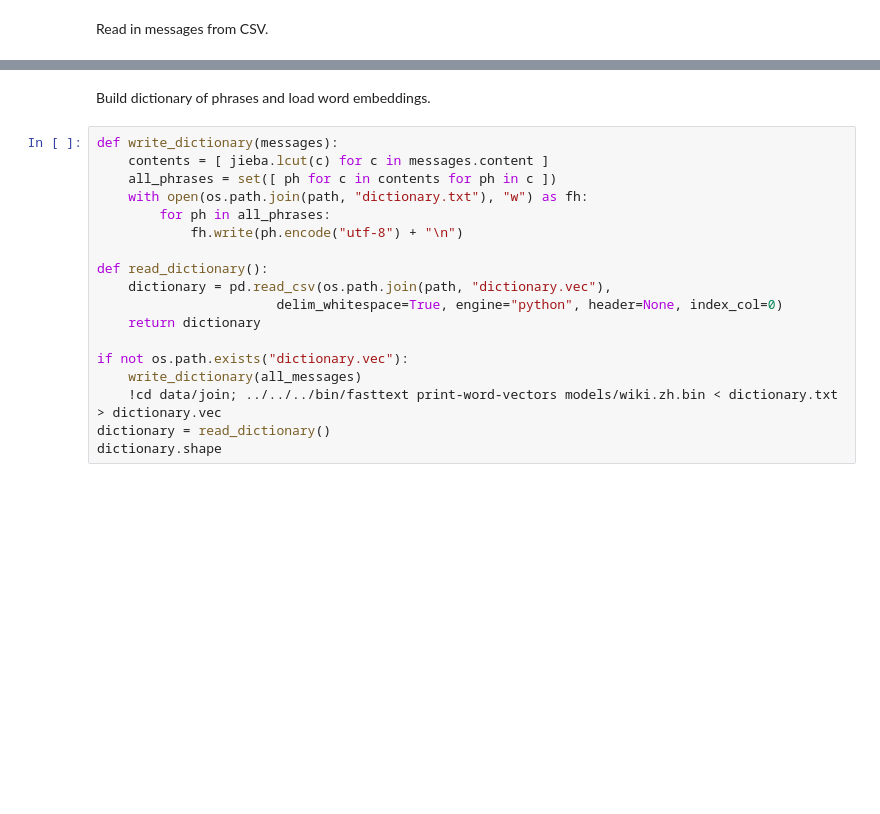
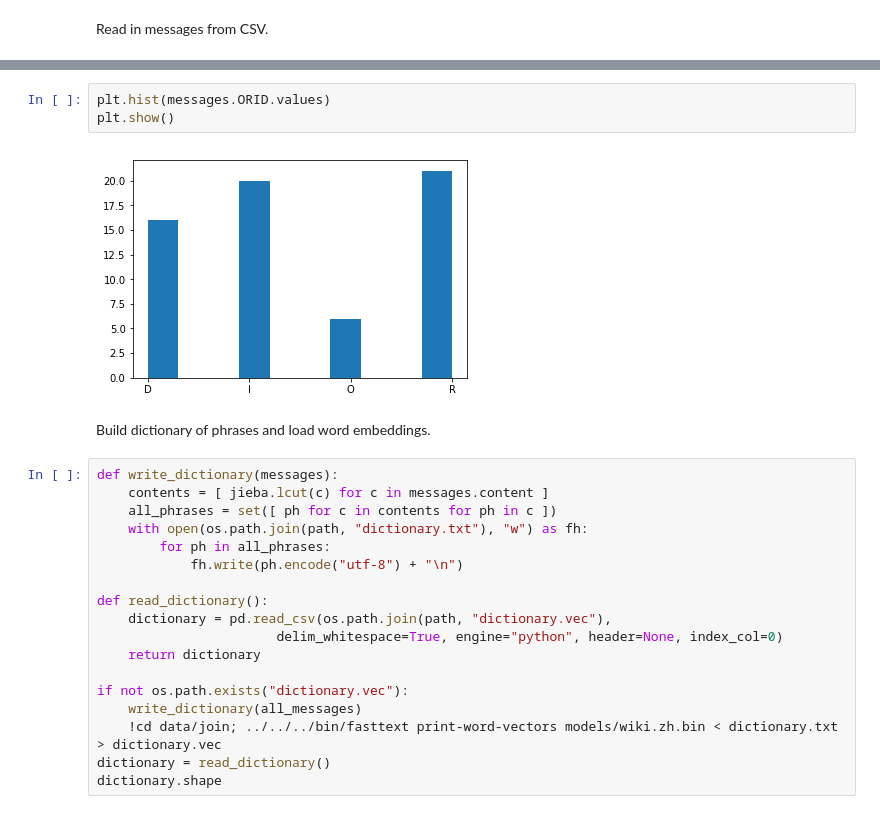
Before and after one commit to SenseTW/classifier, a Jupyter notebook: nbs/join-messages.ipynb, the cells around one changed output, grey strips where cells are left out. Cells and saved outputs as stored; diff of their text form; blank space fills up the shorter version.

```diff
--- a/nbs/join-messages.ipynb
+++ b/nbs/join-messages.ipynb
@@ -51,6 +59,11 @@ Labeled messages: 63
 | 14134 | 2015-08-03 10:05:26 | 蛍一 森里 | 與其以立法的方式來保障不如用修法的方式來保障不是比較方便一些? | I | NaN |
 | 14133 | 2015-08-03 10:08:00 | 楊剛 | 投你個花開富貴啦我要不要結婚關順性別異性戀沙豬什麼事啊？啊連個草案... | R | NaN |
 | 14132 | 2015-08-03 10:14:57 | 黑桐喵 | 原來別人要不要結婚須要所有人一起投票決定。既然都說了「政府對全體人... | R | NaN |
+# %%
+plt.hist(messages.ORID.values)
+plt.show()
+# %% [output]
+[figure, added]
 # %% [markdown]
 Build dictionary of phrases and load word embeddings.
 # %%
```
Also changed, not shown: parts of 20 cells of this notebook, 1 other file.
